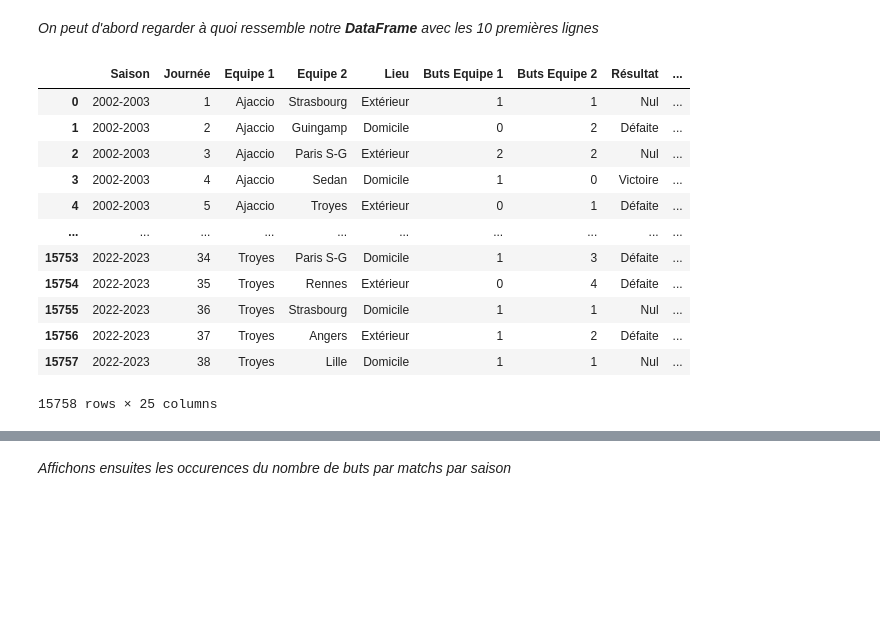
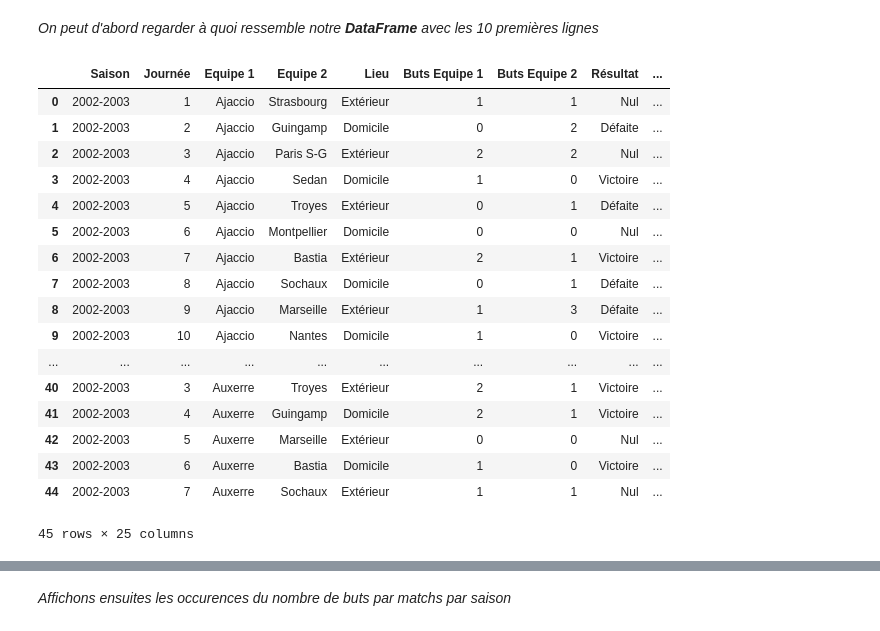
Before and after one commit to alexandreviard/Ligue1Predictor, a Jupyter notebook: première_approche.ipynb, the cells around one changed output, grey strips where cells are left out. Cells and saved outputs as stored; diff of their text form; code cells hidden in the pictures; blank space fills up the shorter version.

```diff
--- a/première_approche.ipynb
+++ b/première_approche.ipynb
@@ -167,14 +164,14 @@ def fonction_prepa_stats (dataframe_stats):
     dataframe_stats.insert(4, 'Equipe 1 à Domicile', 1)
     noms_colonnes = ['Saison', 'Journée', 'Equipe 1', 'Equipe 2', 'Equipe 1 à Domicile', 'Buts Equipe 1', 'Buts Equipe 2', 'Résultat']
     dataframe_stats.columns = noms_colonnes
-    dataframe_final_copie = dataframe_stats.copy()[['Saison', 'Journée', 'Equipe 2', 'Equipe 1', 'Equipe 1 à Domicile', 'Buts Equipe 2', 'Buts Equipe 1', 'Résultat']]
-    dataframe_final_copie.columns = noms_colonnes
-    dataframe_final_copie['Equipe 1 à Domicile'] = 0
-    dataframe_stats = dataframe_stats._append(dataframe_final_copie, ignore_index=True)
-    dataframe_stats = dataframe_final.sort_values(by=['Saison', 'Equipe 1', 'Journée']).reset_index(drop=True)
+    dataframe_stats_copie = dataframe_stats.copy()[['Saison', 'Journée', 'Equipe 2', 'Equipe 1', 'Equipe 1 à Domicile', 'Buts Equipe 2', 'Buts Equipe 1', 'Résultat']]
+    dataframe_stats_copie.columns = noms_colonnes
+    dataframe_stats_copie['Equipe 1 à Domicile'] = 0
+    dataframe_stats = dataframe_stats._append(dataframe_stats_copie, ignore_index=True)
+    dataframe_stats = dataframe_stats.sort_values(by=['Saison', 'Equipe 1', 'Journée']).reset_index(drop=True)
     conditions = [
-        (dataframe_final['Buts Equipe 1'] > dataframe_stats['Buts Equipe 2']),
-        (dataframe_final['Buts Equipe 1'] < dataframe_stats['Buts Equipe 2'])
+        (dataframe_stats['Buts Equipe 1'] > dataframe_stats['Buts Equipe 2']),
+        (dataframe_stats['Buts Equipe 1'] < dataframe_stats['Buts Equipe 2'])
     ]
     valeurs = [1, -1]
     dataframe_stats['Résultat'] = 0
@@ -183,7 +180,7 @@ def fonction_prepa_stats (dataframe_stats):
     dataframe_stats['GF'] = dataframe_stats['Buts Equipe 1'].astype(float).astype(int)
     dataframe_stats['GA'] = dataframe_stats['Buts Equipe 2'].astype(float).astype(int)
 
-    dataframe_stats['GD'] = dataframe_stats['GA']
+    dataframe_stats['GD'] = dataframe_stats['GF']- dataframe_stats['GA']
     dataframe_stats['Points'] = dataframe_stats['Résultat'].map({1: 3, 0: 1, -1: 0})
 
     dataframe_stats.sort_values(by=['Saison', 'Journée', 'Equipe 1']).reset_index()
@@ -194,10 +191,9 @@ def fonction_prepa_stats (dataframe_stats):
         'GA' : 'cumsum'
     }).reset_index()
 
-    dataframe_stats[['CPoints', 'CGD', 'CGF','CGA']] = result[['Points', 'GD', 'GF', 'GA']]
+    dataframe_stats[['CPoints', 'CGD', 'CGF', 'CGA']] = result[['Points', 'GD', 'GF', 'GA']]
     dataframe_stats = dataframe_stats.sort_values(by=['Saison', 'Journée', 'CPoints', 'CGD', 'CGF'], ascending=[True, True, False, False, False]).reset_index()
     dataframe_stats['Classement Equipe 1'] = dataframe_stats.groupby(['Saison', 'Journée']).cumcount() + 1
-    dataframe_stats['Classement Equipe 1'] = dataframe_stats.groupby(['Saison','Equipe 1'])['Classement Equipe 1'].shift(0).astype(pd.Int64Dtype())
     dataframe_stats = dataframe_stats.sort_values(by=['Saison', 'Equipe 1', 'Journée']).reset_index(drop=True).drop(['index','Points', 'GD', 'GF', 'GA','CPoints', 'CGD', 'CGF', 'CGA'], axis=1)
 
     dataframe_stats['Classement Equipe 2'] = dataframe_stats.merge(dataframe_stats, how='left', left_on=['Saison', 'Journée', 'Equipe 1'], right_on=['Saison', 'Journée', 'Equipe 2'])['Classement Equipe 1_y']
@@ -245,18 +241,23 @@ Dans cette première approche nous avons beaucoup d'observations mais assez peu
 # %% [markdown]
 *On peut d'abord regarder à quoi ressemble notre **DataFrame** avec les 10 premières lignes*
 # %%
-dataframe_stats
+dataframe_stats.head(45)
 # %% [output]
 |  | Saison | Journée | Equipe 1 | Equipe 2 | Lieu | Buts Equipe 1 | Buts Equipe 2 | Résultat | ... |
 | 0 | 2002-2003 | 1 | Ajaccio | Strasbourg | Extérieur | 1 | 1 | Nul | ... |
 | 1 | 2002-2003 | 2 | Ajaccio | Guingamp | Domicile | 0 | 2 | Défaite | ... |
 | 2 | 2002-2003 | 3 | Ajaccio | Paris S-G | Extérieur | 2 | 2 | Nul | ... |
 | 3 | 2002-2003 | 4 | Ajaccio | Sedan | Domicile | 1 | 0 | Victoire | ... |
 | 4 | 2002-2003 | 5 | Ajaccio | Troyes | Extérieur | 0 | 1 | Défaite | ... |
+| 5 | 2002-2003 | 6 | Ajaccio | Montpellier | Domicile | 0 | 0 | Nul | ... |
+| 6 | 2002-2003 | 7 | Ajaccio | Bastia | Extérieur | 2 | 1 | Victoire | ... |
+| 7 | 2002-2003 | 8 | Ajaccio | Sochaux | Domicile | 0 | 1 | Défaite | ... |
+| 8 | 2002-2003 | 9 | Ajaccio | Marseille | Extérieur | 1 | 3 | Défaite | ... |
+| 9 | 2002-2003 | 10 | Ajaccio | Nantes | Domicile | 1 | 0 | Victoire | ... |
 | ... | ... | ... | ... | ... | ... | ... | ... | ... | ... |
-| 15753 | 2022-2023 | 34 | Troyes | Paris S-G | Domicile | 1 | 3 | Défaite | ... |
-| 15754 | 2022-2023 | 35 | Troyes | Rennes | Extérieur | 0 | 4 | Défaite | ... |
-| 15755 | 2022-2023 | 36 | Troyes | Strasbourg | Domicile | 1 | 1 | Nul | ... |
-| 15756 | 2022-2023 | 37 | Troyes | Angers | Extérieur | 1 | 2 | Défaite | ... |
-| 15757 | 2022-2023 | 38 | Troyes | Lille | Domicile | 1 | 1 | Nul | ... |
+| 40 | 2002-2003 | 3 | Auxerre | Troyes | Extérieur | 2 | 1 | Victoire | ... |
+| 41 | 2002-2003 | 4 | Auxerre | Guingamp | Domicile | 2 | 1 | Victoire | ... |
+| 42 | 2002-2003 | 5 | Auxerre | Marseille | Extérieur | 0 | 0 | Nul | ... |
+| 43 | 2002-2003 | 6 | Auxerre | Bastia | Domicile | 1 | 0 | Victoire | ... |
+| 44 | 2002-2003 | 7 | Auxerre | Sochaux | Extérieur | 1 | 1 | Nul | ... |
-15758 rows × 25 columns
+45 rows × 25 columns
```
Also changed, not shown: parts of 9 cells of this notebook, 2 other files.
